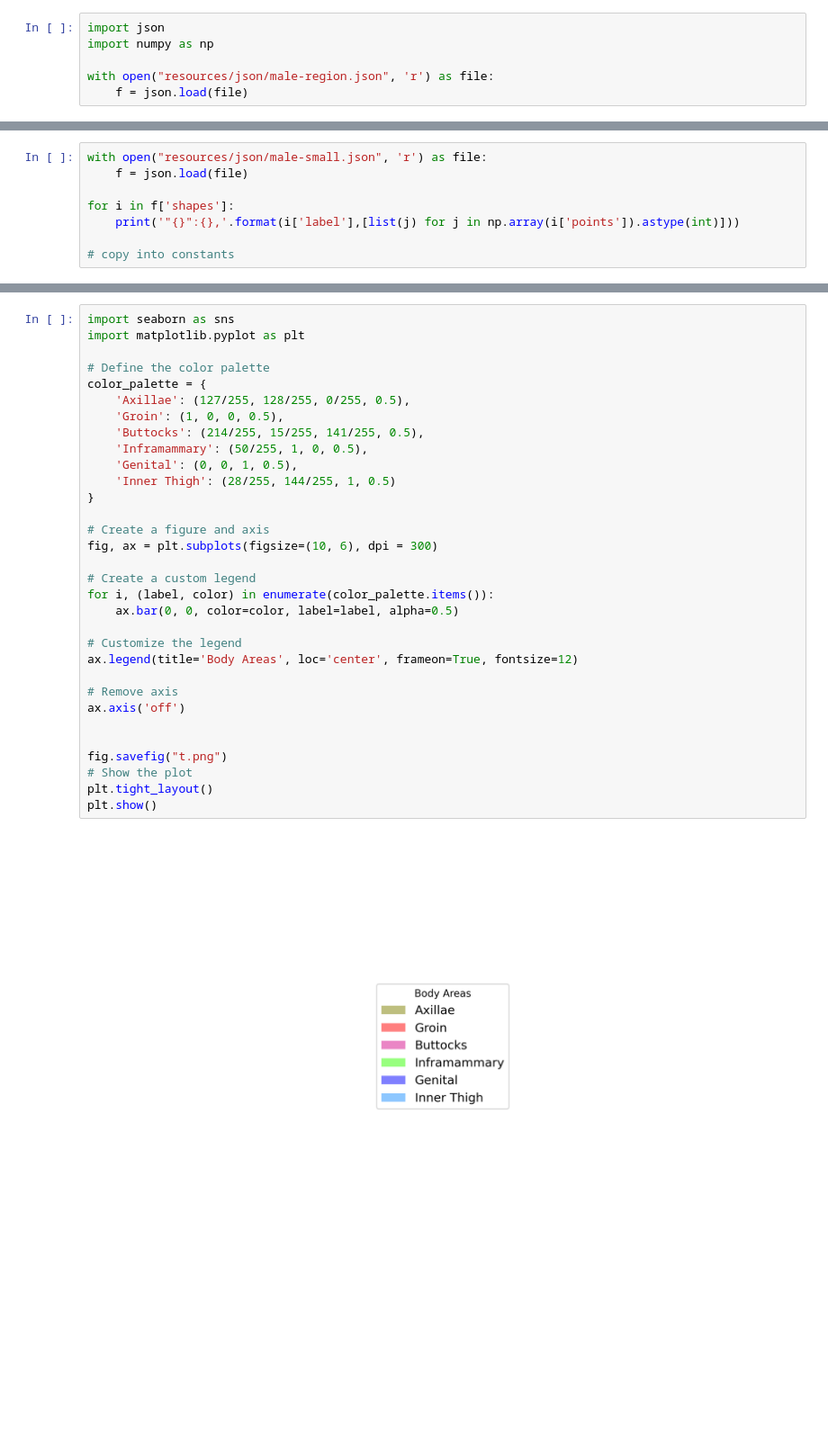
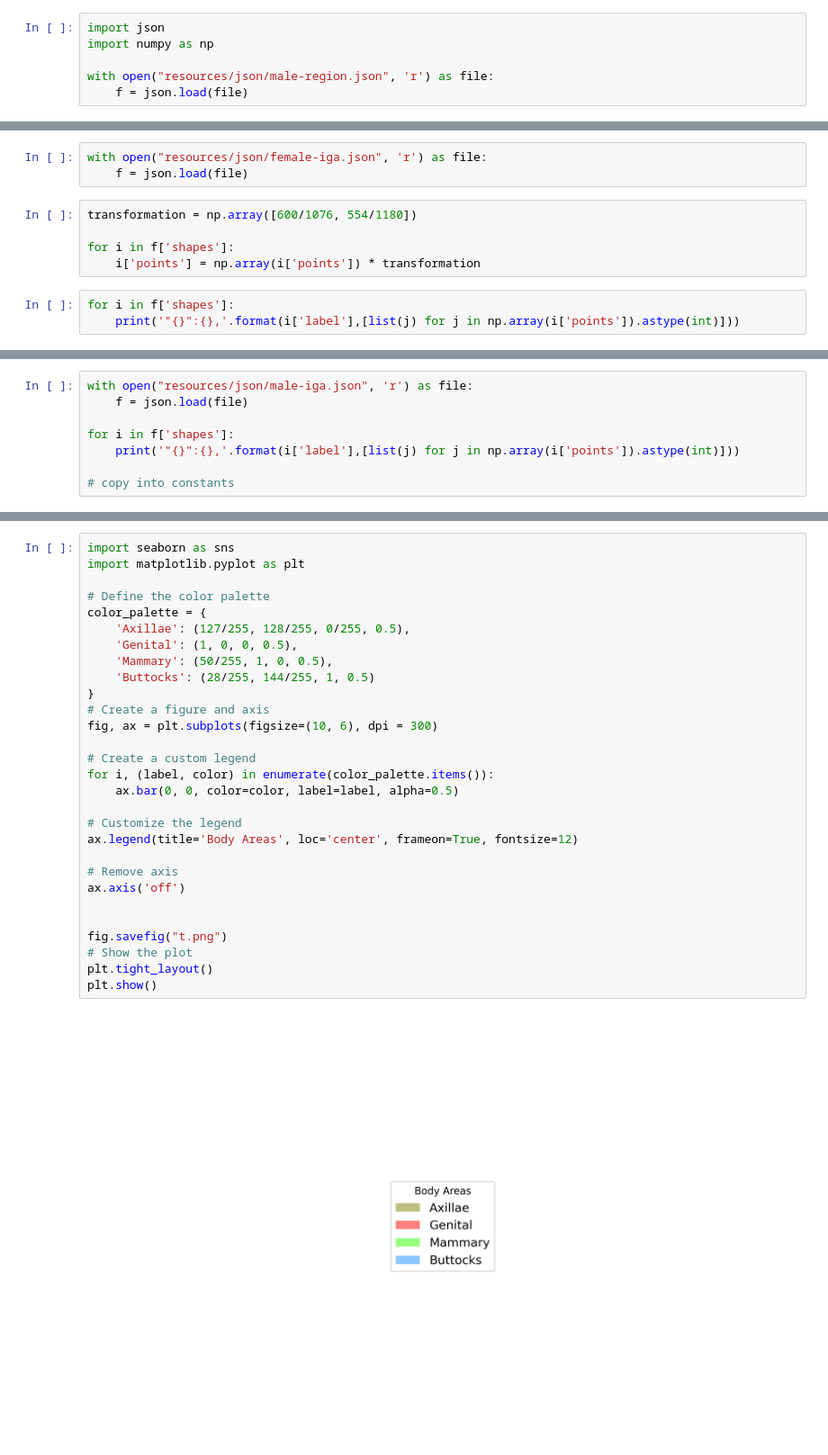
Before and after one commit to randymi01/hfhs_survey-app, a Jupyter notebook: main.ipynb, the cells around one changed output, grey strips where cells are left out. Shown: that part at 90% size. Saved outputs shown, nothing was run; the diff lists cells and outputs as text; blank space fills up the shorter version.

```diff
--- a/main.ipynb
+++ b/main.ipynb
@@ -10,0 +7,11 @@ TypeError: 'int' object is not subscriptable
+# %%
+with open("resources/json/female-iga.json", 'r') as file:
+    f = json.load(file)
+# %%
+transformation = np.array([600/1076, 554/1180])
+
+for i in f['shapes']:
+    i['points'] = np.array(i['points']) * transformation
+# %%
+for i in f['shapes']:
+    print('"{}":{},'.format(i['label'],[list(j) for j in np.array(i['points']).astype(int)]))
@@ -11,5 +24,5 @@ TypeError: 'int' object is not subscriptable
 # %%
-with open("resources/json/male-small.json", 'r') as file:
+with open("resources/json/male-iga.json", 'r') as file:
     f = json.load(file)
 
 for i in f['shapes']:
@@ -32,34 +38,31 @@ for i in f['shapes']:
 # %%
 import seaborn as sns
 import matplotlib.pyplot as plt
 
 # Define the color palette
 color_palette = {
     'Axillae': (127/255, 128/255, 0/255, 0.5),
-    'Groin': (1, 0, 0, 0.5),
-    'Buttocks': (214/255, 15/255, 141/255, 0.5),
-    'Inframammary': (50/255, 1, 0, 0.5),
-    'Genital': (0, 0, 1, 0.5),
-    'Inner Thigh': (28/255, 144/255, 1, 0.5)
+    'Genital': (1, 0, 0, 0.5),
+    'Mammary': (50/255, 1, 0, 0.5),
+    'Buttocks': (28/255, 144/255, 1, 0.5)
 }
-
 # Create a figure and axis
 fig, ax = plt.subplots(figsize=(10, 6), dpi = 300)
 
 # Create a custom legend
 for i, (label, color) in enumerate(color_palette.items()):
     ax.bar(0, 0, color=color, label=label, alpha=0.5)
 
 # Customize the legend
 ax.legend(title='Body Areas', loc='center', frameon=True, fontsize=12)
 
 # Remove axis
 ax.axis('off')
 
 
 fig.savefig("t.png")
 # Show the plot
 plt.tight_layout()
 plt.show()
 # %% [output]
-[figure, old version]
+[figure, new version]
```
Also changed, not shown: parts of 3 cells of this notebook, 11 other files.
